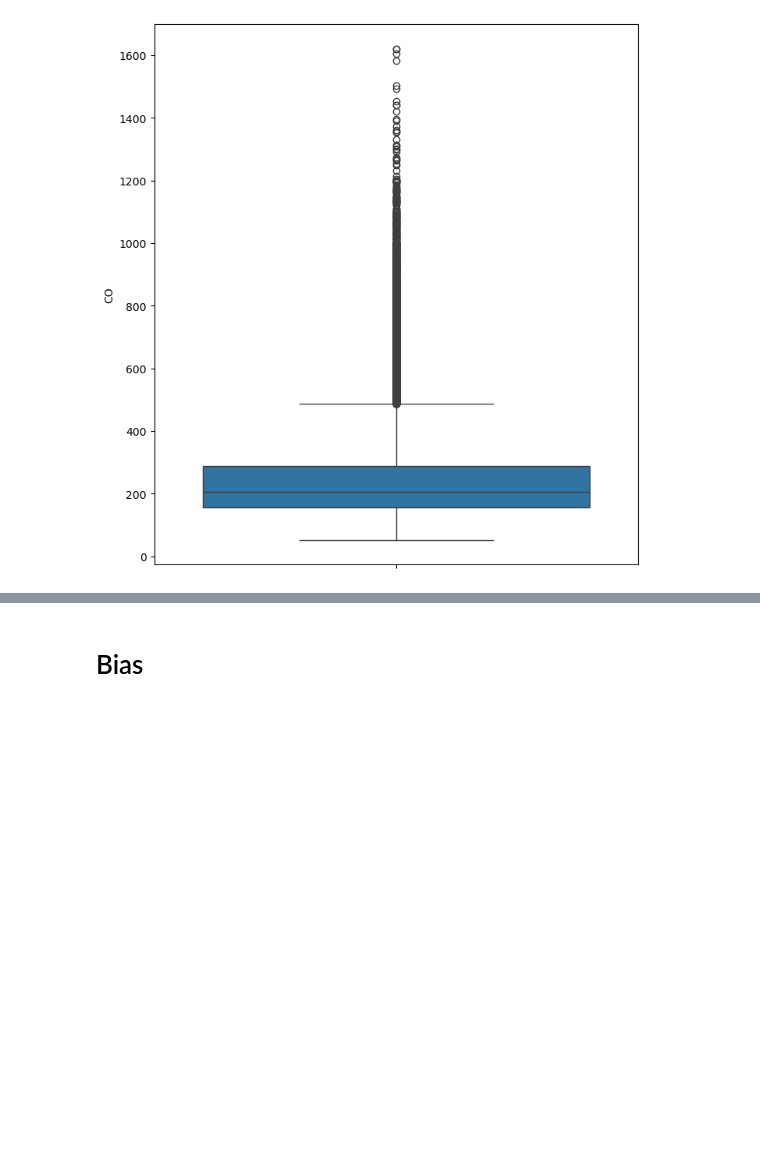
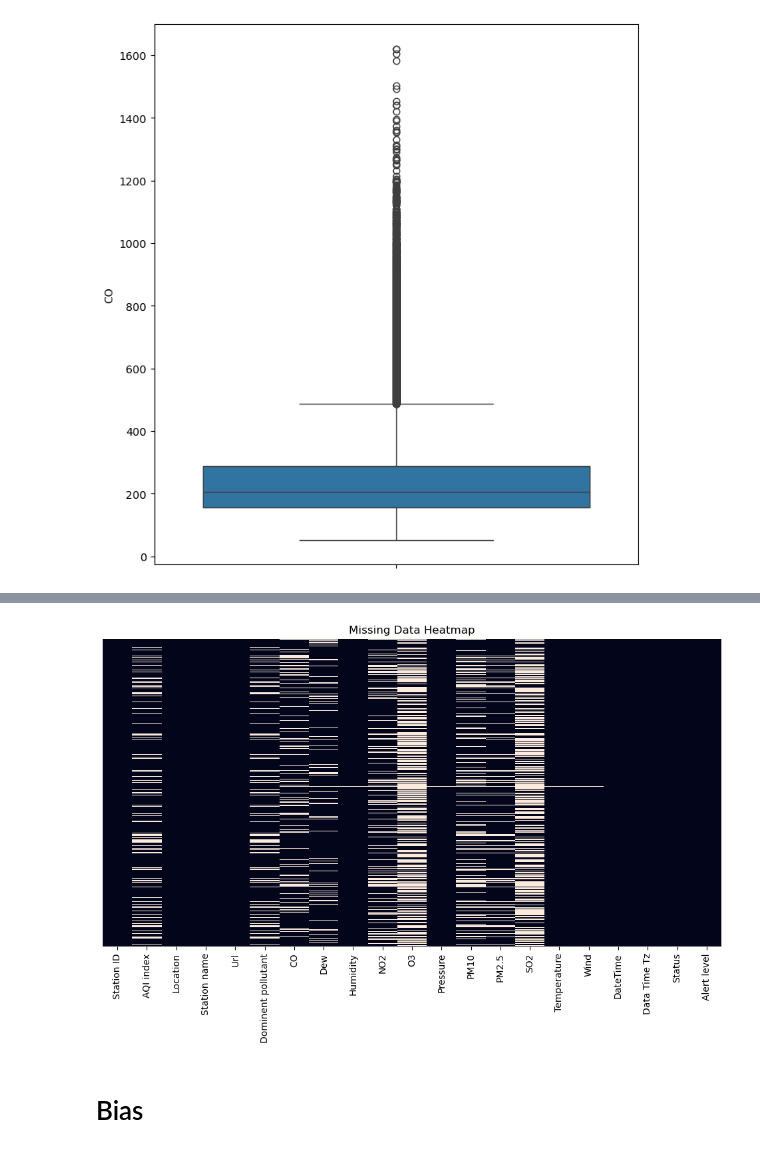
Before and after one commit to AnhQuan29112004/AI-Driven-Urban-Air-Pollution-Monitoring-System, a Jupyter notebook: air_pollution/notebook/01_data_loading_and_exploration.ipynb, the cells around one changed output, grey strips where cells are left out. Saved outputs shown, nothing was run; the diff lists cells and outputs as text; code cells hidden in the pictures; blank space fills up the shorter version.

```diff
--- a/air_pollution/notebook/01_data_loading_and_exploration.ipynb
+++ b/air_pollution/notebook/01_data_loading_and_exploration.ipynb
@@ -359,3 +492,10 @@ sns.boxplot(data=df_global['CO'])
+# %%
+plt.figure(figsize=(12,6))
+sns.heatmap(df_vietnam.sample(1000).isna(), cbar=False, yticklabels=False)
+plt.title("Missing Data Heatmap")
+plt.show()
+# %% [output]
+[figure, added]
 # %% [markdown]
 # Bias
 # %%
```
Also changed, not shown: parts of 17 cells of this notebook.
